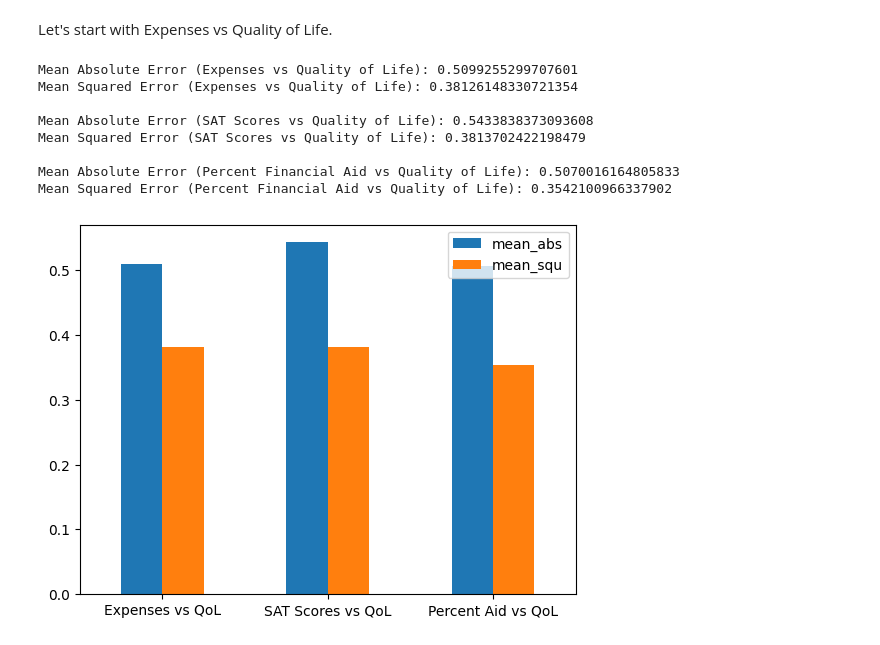
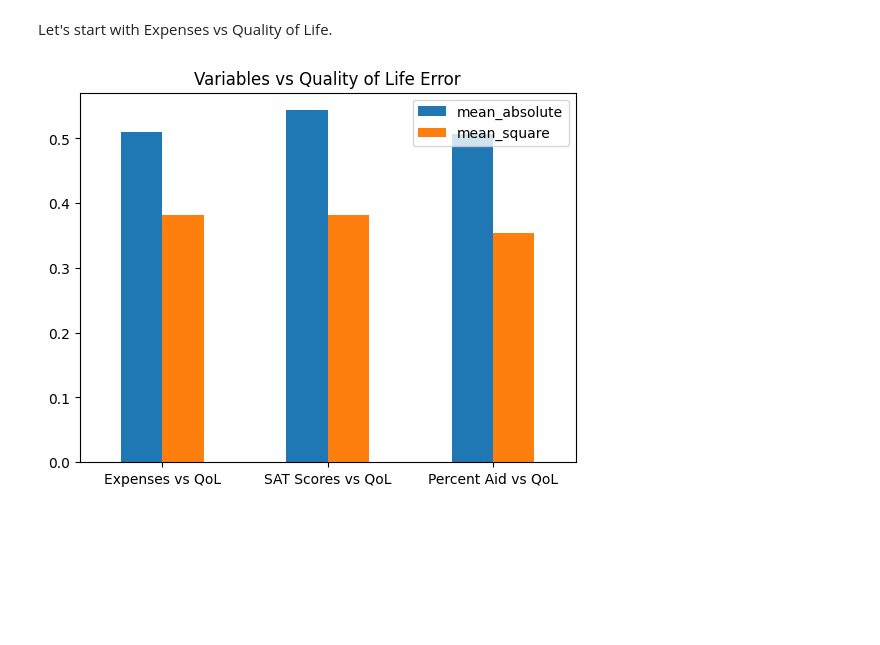
Before and after one commit to swifteralex/cs105_final_project, a Jupyter notebook: cs105finalproject.ipynb, the cells around one changed output. Drawn from its saved outputs; the diff is of its cells as text; code cells hidden in the pictures; blank space fills up the shorter version.

```diff
--- a/cs105finalproject.ipynb
+++ b/cs105finalproject.ipynb
@@ -365,46 +365,40 @@ model.fit(X_train, y_train)
 predictions1 = model.predict(X_test)
 mae_1 = metrics.mean_absolute_error(y_test, predictions1)
 mse_1 = metrics.mean_squared_error(y_test, predictions1)
-print('Mean Absolute Error (Expenses vs Quality of Life):', metrics.mean_absolute_error(y_test, predictions1))
-print('Mean Squared Error (Expenses vs Quality of Life):', metrics.mean_squared_error(y_test, predictions1), '\n')
+#print('Mean Absolute Error (Expenses vs Quality of Life):', metrics.mean_absolute_error(y_test, predictions1))
+#print('Mean Squared Error (Expenses vs Quality of Life):', metrics.mean_squared_error(y_test, predictions1), '\n')
 
 
 x = df[['sat-combined']]
 y = df['quality-of-life']
 X_train, X_test, y_train, y_test = train_test_split(x, y, test_size=0.2, random_state=42)
 model = LinearRegression()
 model.fit(X_train, y_train)
 predictions2 = model.predict(X_test)
 mae_2 = metrics.mean_absolute_error(y_test, predictions2)
 mse_2 = metrics.mean_squared_error(y_test, predictions2)
-print('Mean Absolute Error (SAT Scores vs Quality of Life):', metrics.mean_absolute_error(y_test, predictions2))
-print('Mean Squared Error (SAT Scores vs Quality of Life):', metrics.mean_squared_error(y_test, predictions2), '\n')
+#print('Mean Absolute Error (SAT Scores vs Quality of Life):', metrics.mean_absolute_error(y_test, predictions2))
+#print('Mean Squared Error (SAT Scores vs Quality of Life):', metrics.mean_squared_error(y_test, predictions2), '\n')
 
 
 x = df[['percent-financial-aid']]
 y = df['quality-of-life']
 X_train, X_test, y_train, y_test = train_test_split(x, y, test_size=0.2, random_state=42)
 model = LinearRegression()
 model.fit(X_train, y_train)
 predictions3 = model.predict(X_test)
 mae_3 = metrics.mean_absolute_error(y_test, predictions3)
 mse_3 = metrics.mean_squared_error(y_test, predictions3)
-print('Mean Absolute Error (Percent Financial Aid vs Quality of Life):', metrics.mean_absolute_error(y_test, predictions3))
-print('Mean Squared Error (Percent Financial Aid vs Quality of Life):', metrics.mean_squared_error(y_test, predictions3))
+#print('Mean Absolute Error (Percent Financial Aid vs Quality of Life):', metrics.mean_absolute_error(y_test, predictions3))
+#print('Mean Squared Error (Percent Financial Aid vs Quality of Life):', metrics.mean_squared_error(y_test, predictions3))
 
 mean_abs = [mae_1, mae_2, mae_3]
 mean_squ = [mse_1, mse_2, mse_3]
 index = ['Expenses vs QoL', 'SAT Scores vs QoL', 'Percent Aid vs QoL']
 
-df10 = pd.DataFrame({'mean_abs': mean_abs, 'mean_squ': mean_squ}, index = index)
+df10 = pd.DataFrame({'mean_absolute': mean_abs, 'mean_square': mean_squ}, index = index)
 ax = df10.plot.bar(rot=0)
+plt.title('Variables vs Quality of Life Error')
+plt.show()
 # %% [output]
-Mean Absolute Error (Expenses vs Quality of Life): 0.5099255299707601
-Mean Squared Error (Expenses vs Quality of Life): 0.38126148330721354
-
-Mean Absolute Error (SAT Scores vs Quality of Life): 0.5433838373093608
-Mean Squared Error (SAT Scores vs Quality of Life): 0.3813702422198479
-
-Mean Absolute Error (Percent Financial Aid vs Quality of Life): 0.5070016164805833
-Mean Squared Error (Percent Financial Aid vs Quality of Life): 0.3542100966337902
-[figure, old version]
+[figure, new version]
```
Also changed, not shown: parts of 7 cells of this notebook.
